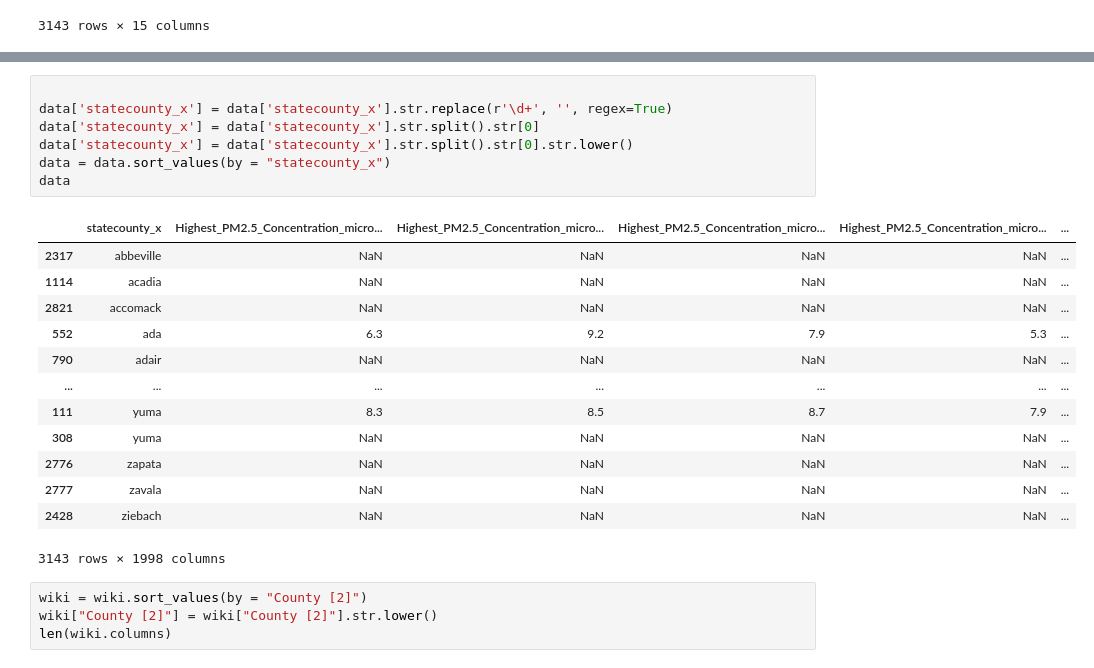
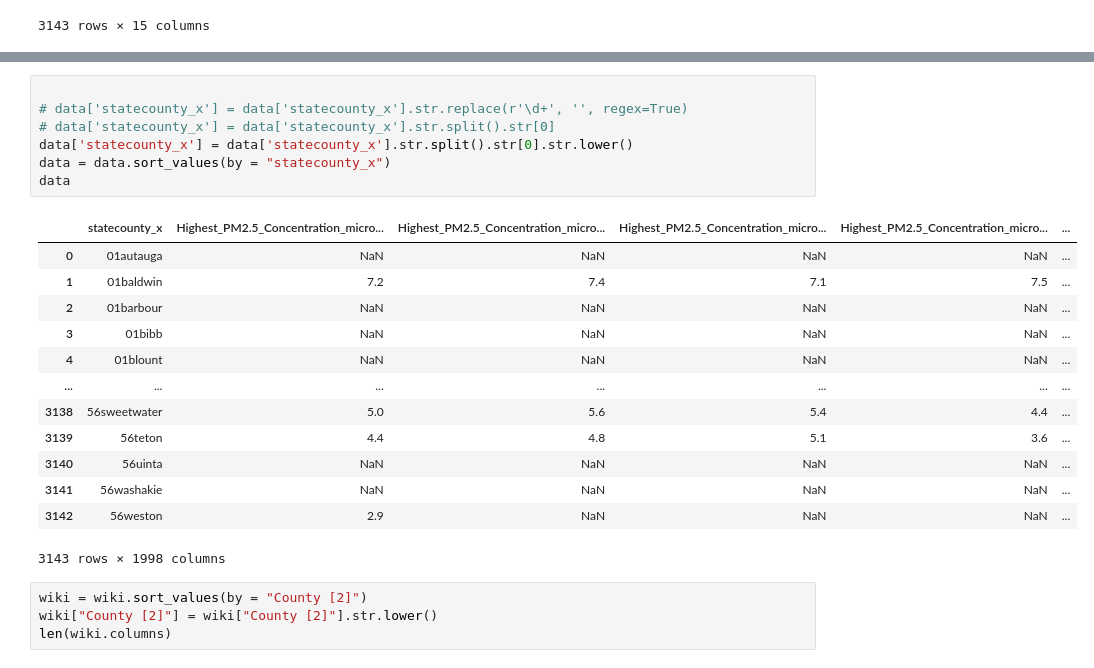
Before and after one commit to tonyluocpu/CVD-ML-project, a Jupyter notebook: Nov_old_datasets/all_three_datasets.ipynb, the cells around one changed output, grey strips where cells are left out. Drawn from its saved outputs; the diff is of its cells as text.

Commit message:
State codes

```diff
--- a/Nov_old_datasets/all_three_datasets.ipynb
+++ b/Nov_old_datasets/all_three_datasets.ipynb
@@ -61,23 +57,23 @@ Index(['statecounty_x',
 # %%
 
-data['statecounty_x'] = data['statecounty_x'].str.replace(r'\d+', '', regex=True)
-data['statecounty_x'] = data['statecounty_x'].str.split().str[0]
+# data['statecounty_x'] = data['statecounty_x'].str.replace(r'\d+', '', regex=True)
+# data['statecounty_x'] = data['statecounty_x'].str.split().str[0]
 data['statecounty_x'] = data['statecounty_x'].str.split().str[0].str.lower()
 data = data.sort_values(by = "statecounty_x")
 data
 # %% [output]
 |  | statecounty_x | Highest_PM2.5_Concentration_micro... | Highest_PM2.5_Concentration_micro... | Highest_PM2.5_Concentration_micro... | Highest_PM2.5_Concentration_micro... | ... |
-| 2317 | abbeville | NaN | NaN | NaN | NaN | ... |
-| 1114 | acadia | NaN | NaN | NaN | NaN | ... |
-| 2821 | accomack | NaN | NaN | NaN | NaN | ... |
-| 552 | ada | 6.3 | 9.2 | 7.9 | 5.3 | ... |
-| 790 | adair | NaN | NaN | NaN | NaN | ... |
+| 0 | 01autauga | NaN | NaN | NaN | NaN | ... |
+| 1 | 01baldwin | 7.2 | 7.4 | 7.1 | 7.5 | ... |
+| 2 | 01barbour | NaN | NaN | NaN | NaN | ... |
+| 3 | 01bibb | NaN | NaN | NaN | NaN | ... |
+| 4 | 01blount | NaN | NaN | NaN | NaN | ... |
 | ... | ... | ... | ... | ... | ... | ... |
-| 111 | yuma | 8.3 | 8.5 | 8.7 | 7.9 | ... |
-| 308 | yuma | NaN | NaN | NaN | NaN | ... |
-| 2776 | zapata | NaN | NaN | NaN | NaN | ... |
-| 2777 | zavala | NaN | NaN | NaN | NaN | ... |
-| 2428 | ziebach | NaN | NaN | NaN | NaN | ... |
+| 3138 | 56sweetwater | 5.0 | 5.6 | 5.4 | 4.4 | ... |
+| 3139 | 56teton | 4.4 | 4.8 | 5.1 | 3.6 | ... |
+| 3140 | 56uinta | NaN | NaN | NaN | NaN | ... |
+| 3141 | 56washakie | NaN | NaN | NaN | NaN | ... |
+| 3142 | 56weston | 2.9 | NaN | NaN | NaN | ... |
 3143 rows × 1998 columns
 # %%
 wiki = wiki.sort_values(by = "County [2]")
```
Also changed, not shown: parts of 12 cells of this notebook, 2 other files.
